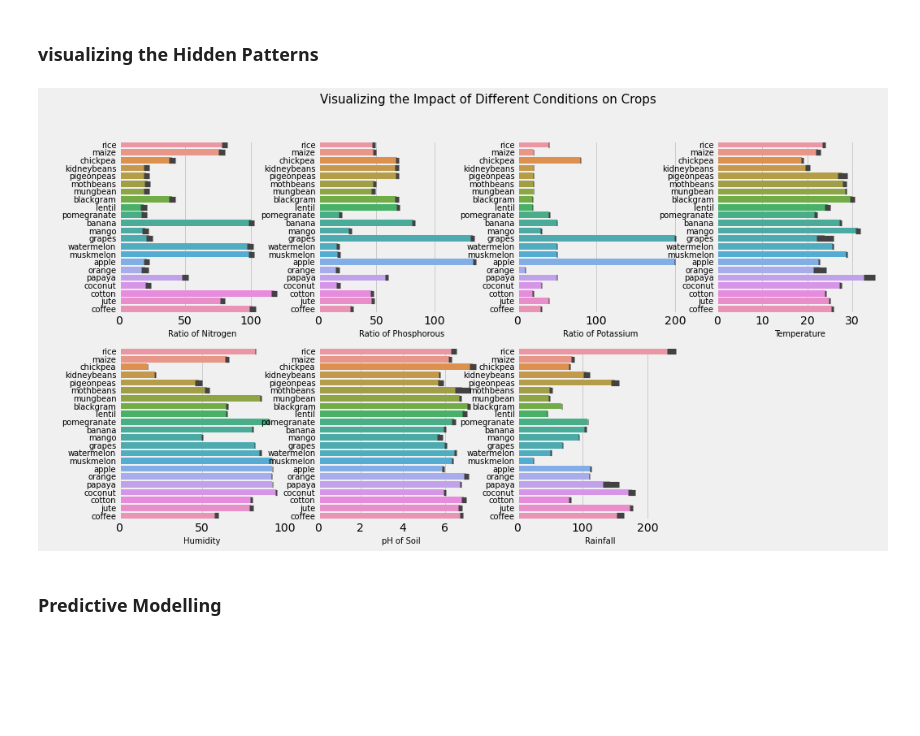
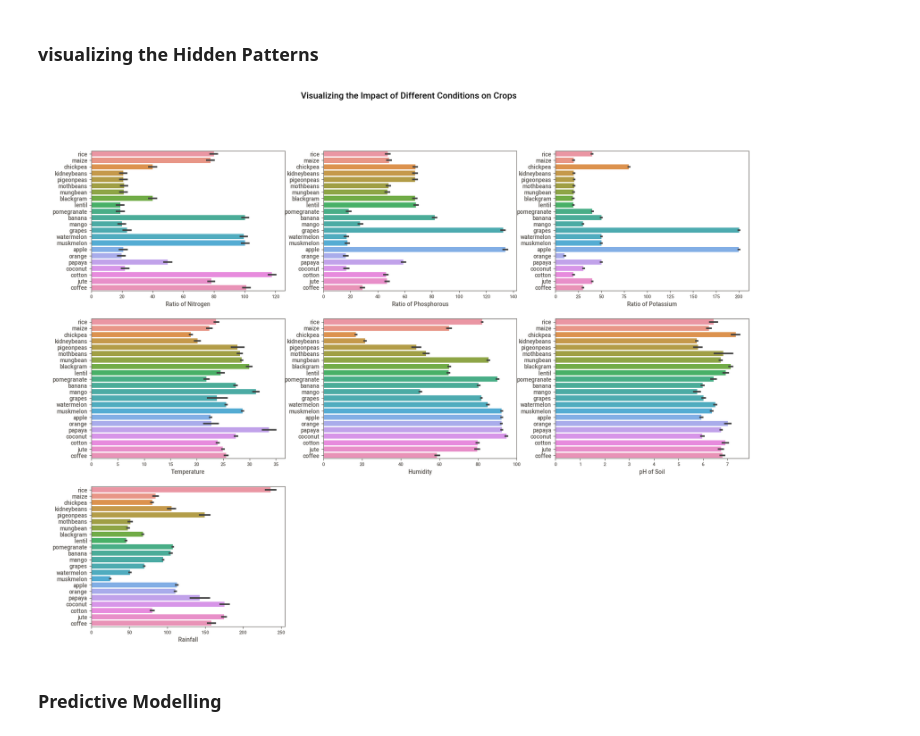
Before and after one commit to snehavaragiri/AgricultureProduction, a Jupyter notebook: Optimizing Agricultural Production.ipynb, the cells around one changed output. Drawn from its saved outputs; the diff is of its cells as text; code cells hidden in the pictures; blank space fills up the shorter version.

```diff
--- a/Optimizing Agricultural Production.ipynb
+++ b/Optimizing Agricultural Production.ipynb
@@ -15,10 +24,10 @@ from ipywidgets import interact
 # %% [markdown]
 ### Reading the Dataset
 # %%
-# lets read the dataset
-data = pd.read_csv('data.csv')
+# read the dataset
+data = pd.read_excel('C:/Users/my computer/OneDrive/Desktop/sneha/CropProduction/data.xlsx')
 
-# lets check teh shape of the dataset
+# check the shape of the dataset
 print("Shape of the Dataset :", data.shape)
 # %% [output]
 Shape of the Dataset : (2200, 8)
@@ -387,56 +620,56 @@ Crops in Cluster 4: ['jute', 'coconut', 'papaya', 'rice', 'coffee', 'pigeonpeas'
 # %% [markdown]
 ### visualizing the Hidden Patterns
 # %%
-### Data Visualizations
+# Data Visualizations
 
-plt.rcParams['figure.figsize'] = (15, 8)
+plt.rcParams['figure.figsize'] = (18, 14)
 
-plt.subplot(2, 4, 1)
+plt.subplot(3, 3, 1)
 sns.barplot(data['N'], data['label'])
 plt.ylabel(' ')
 plt.xlabel('Ratio of Nitrogen', fontsize = 10)
 plt.yticks(fontsize = 10)
 
-plt.subplot(2, 4, 2)
+plt.subplot(3, 3, 2)
 sns.barplot(data['P'], data['label'])
 plt.ylabel(' ')
 plt.xlabel('Ratio of Phosphorous', fontsize = 10)
 plt.yticks(fontsize = 10)
 
-plt.subplot(2, 4, 3)
+plt.subplot(3, 3, 3)
 sns.barplot(data['K'], data['label'])
 plt.ylabel(' ')
 plt.xlabel('Ratio of Potassium', fontsize = 10)
 plt.yticks(fontsize = 10)
 
-plt.subplot(2, 4, 4)
+plt.subplot(3, 3, 4)
 sns.barplot(data['temperature'], data['label'])
 plt.ylabel(' ')
 plt.xlabel('Temperature', fontsize = 10)
 plt.yticks(fontsize = 10)
 
-plt.subplot(2, 4, 5)
+plt.subplot(3, 3, 5)
 sns.barplot(data['humidity'], data['label'])
 plt.ylabel(' ')
 plt.xlabel('Humidity', fontsize = 10)
 plt.yticks(fontsize = 10)
 
-plt.subplot(2, 4, 6)
+plt.subplot(3, 3, 6)
 sns.barplot(data['ph'], data['label'])
 plt.ylabel(' ')
 plt.xlabel('pH of Soil', fontsize = 10)
 plt.yticks(fontsize = 10)
 
-plt.subplot(2, 4, 7)
+plt.subplot(3, 3, 7)
 sns.barplot(data['rainfall'], data['label'])
 plt.ylabel(' ')
 plt.xlabel('Rainfall', fontsize = 10)
 plt.yticks(fontsize = 10)
 
 plt.suptitle('Visualizing the Impact of Different Conditions on Crops', fontsize = 15)
 plt.show()
 # %% [output]
-[figure, old version]
+[figure, new version]
 # %% [markdown]
 ### Predictive Modelling
 # %%
```
Also changed, not shown: parts of 53 cells of this notebook.
